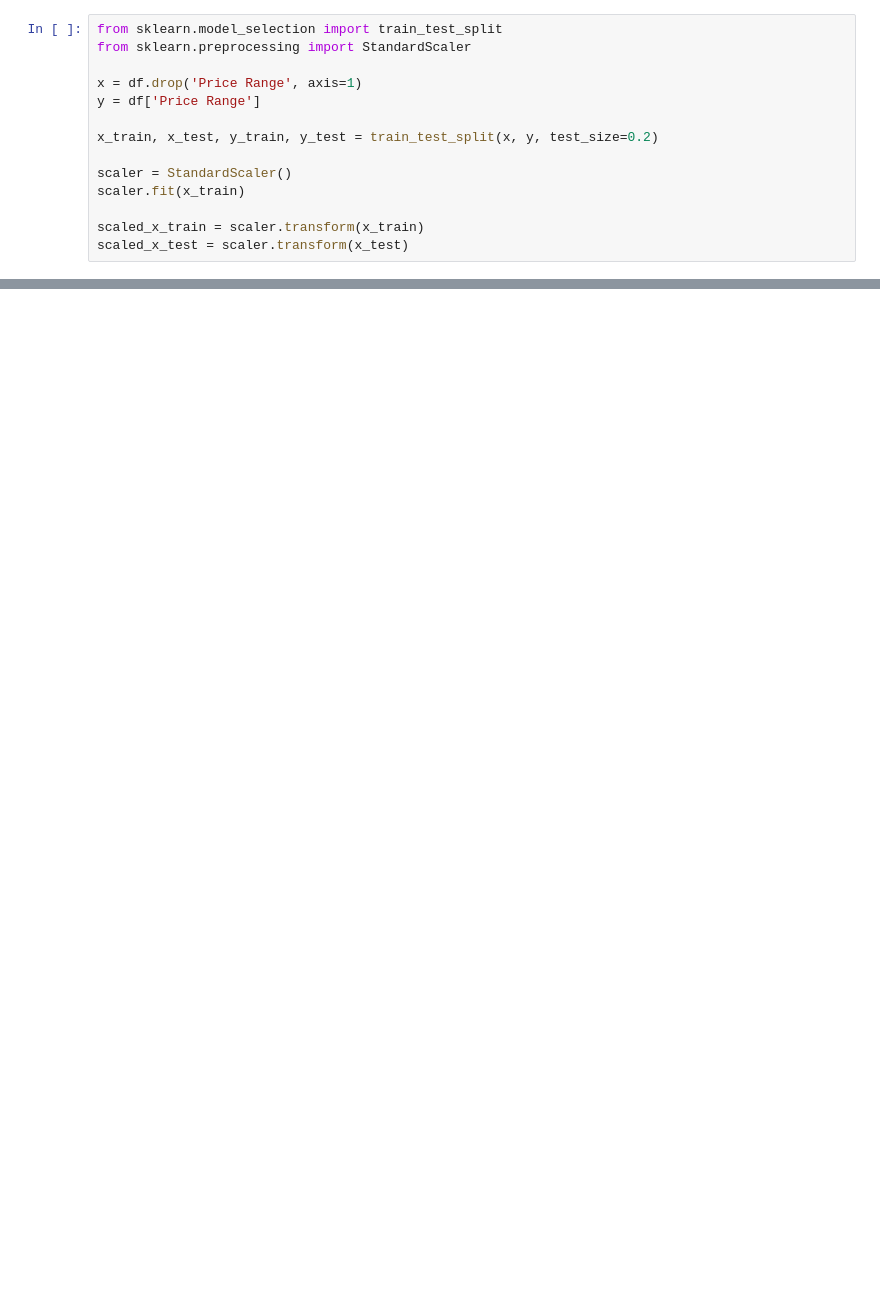
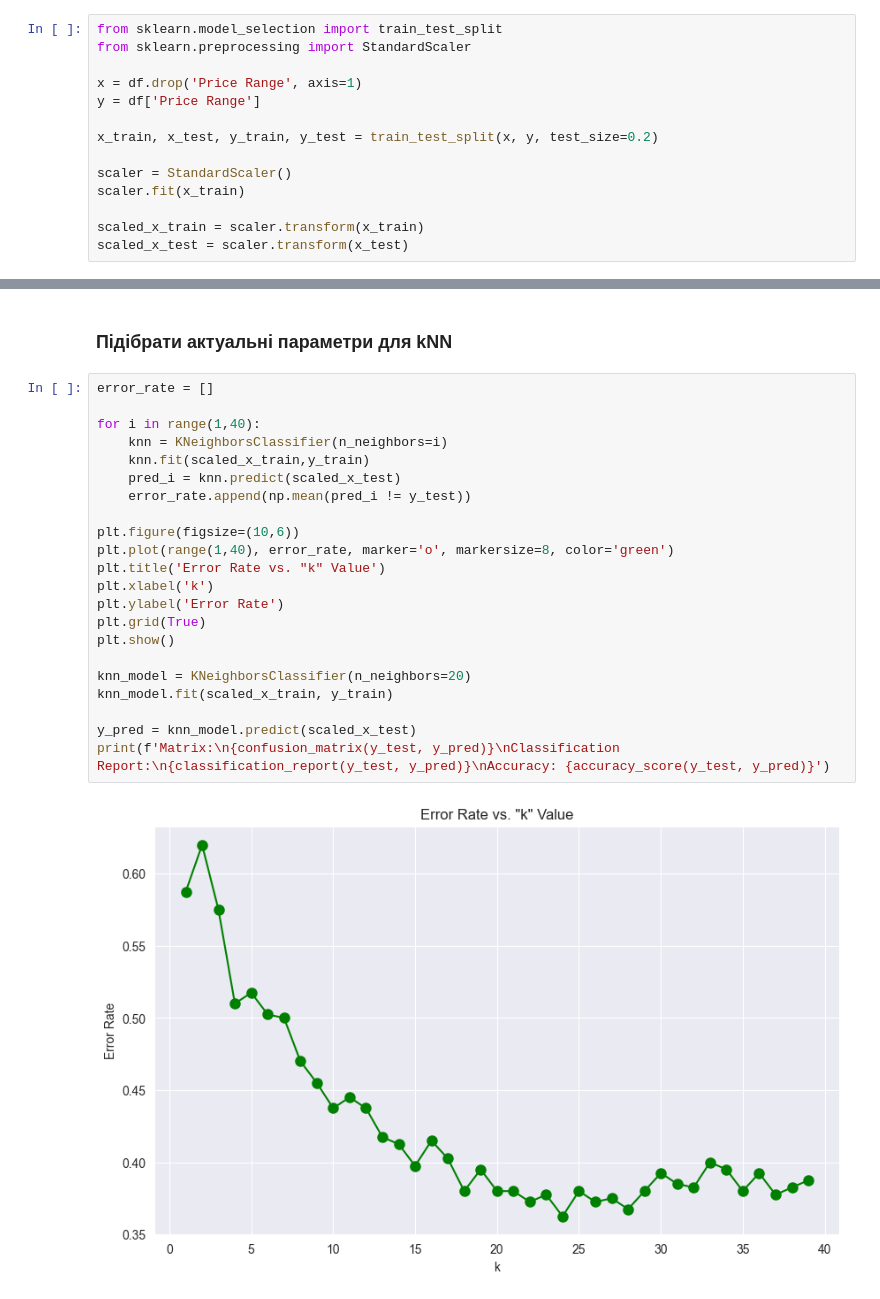
Before and after one commit to pro100jekon/kpi-da, a Jupyter notebook: lb1.ipynb, the cells around one changed output, grey strips where cells are left out. Drawn from its saved outputs; the diff is of its cells as text; blank space fills up the shorter version.

Commit message:
finished lab report

```diff
--- a/lb1.ipynb
+++ b/lb1.ipynb
@@ -140,0 +142,26 @@ accuracy:  0.53
+# %% [markdown]
+### Підібрати актуальні параметри для kNN
+# %%
+error_rate = []
+
+for i in range(1,40):
+    knn = KNeighborsClassifier(n_neighbors=i)
+    knn.fit(scaled_x_train,y_train)
+    pred_i = knn.predict(scaled_x_test)
+    error_rate.append(np.mean(pred_i != y_test))
+
+plt.figure(figsize=(10,6))
+plt.plot(range(1,40), error_rate, marker='o', markersize=8, color='green')
+plt.title('Error Rate vs. "k" Value')
+plt.xlabel('k')
+plt.ylabel('Error Rate')
+plt.grid(True)
+plt.show()
+
+knn_model = KNeighborsClassifier(n_neighbors=20)
+knn_model.fit(scaled_x_train, y_train)
+
+y_pred = knn_model.predict(scaled_x_test)
+print(f'Matrix:\n{confusion_matrix(y_test, y_pred)}\nClassification Report:\n{classification_report(y_test, y_pred)}\nAccuracy: {accuracy_score(y_test, y_pred)}')
+# %% [output]
+[figure, added]
```
Also changed, not shown: parts of 21 cells of this notebook.
